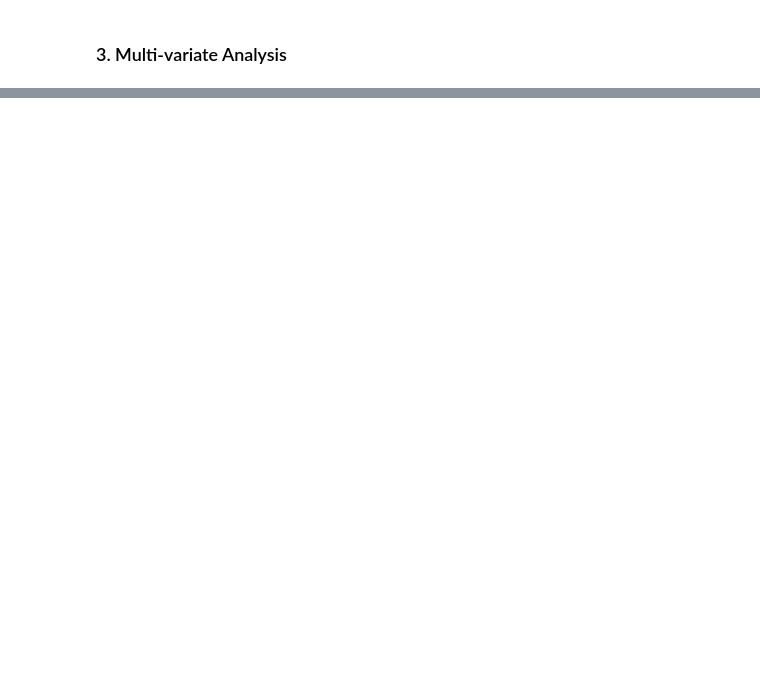
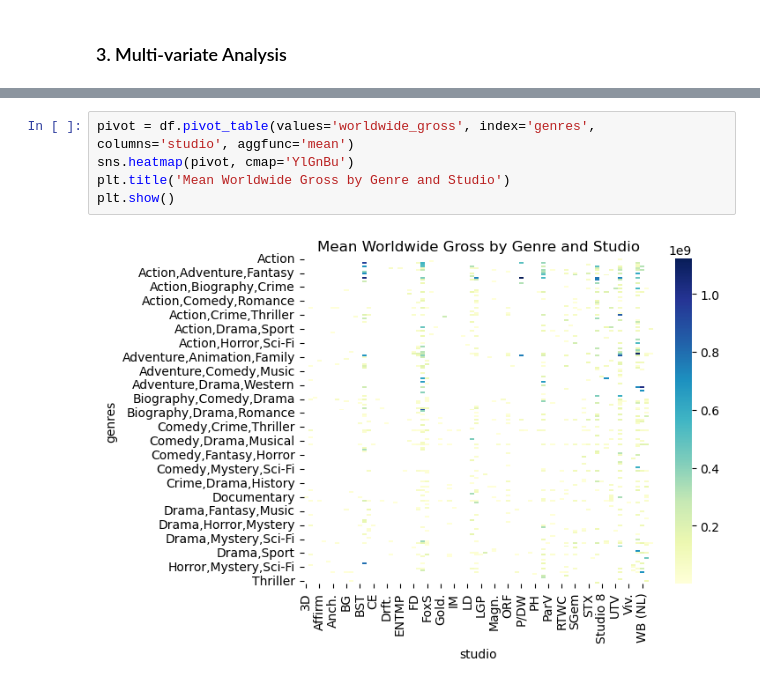
Before and after one commit to JuneHenia/Phase-2-Movie-Project, a Jupyter notebook: notebook/Movie Analysis Project.ipynb, the cells around one changed output, grey strips where cells are left out. Drawn from its saved outputs; the diff is of its cells as text; blank space fills up the shorter version.

```diff
--- a/notebook/Movie Analysis Project.ipynb
+++ b/notebook/Movie Analysis Project.ipynb
@@ -940,0 +949,7 @@ COMMENT
+# %%
+pivot = df.pivot_table(values='worldwide_gross', index='genres', columns='studio', aggfunc='mean')
+sns.heatmap(pivot, cmap='YlGnBu')
+plt.title('Mean Worldwide Gross by Genre and Studio')
+plt.show()
+# %% [output]
+[figure, added]
```
Also changed, not shown: parts of 6 cells of this notebook.
